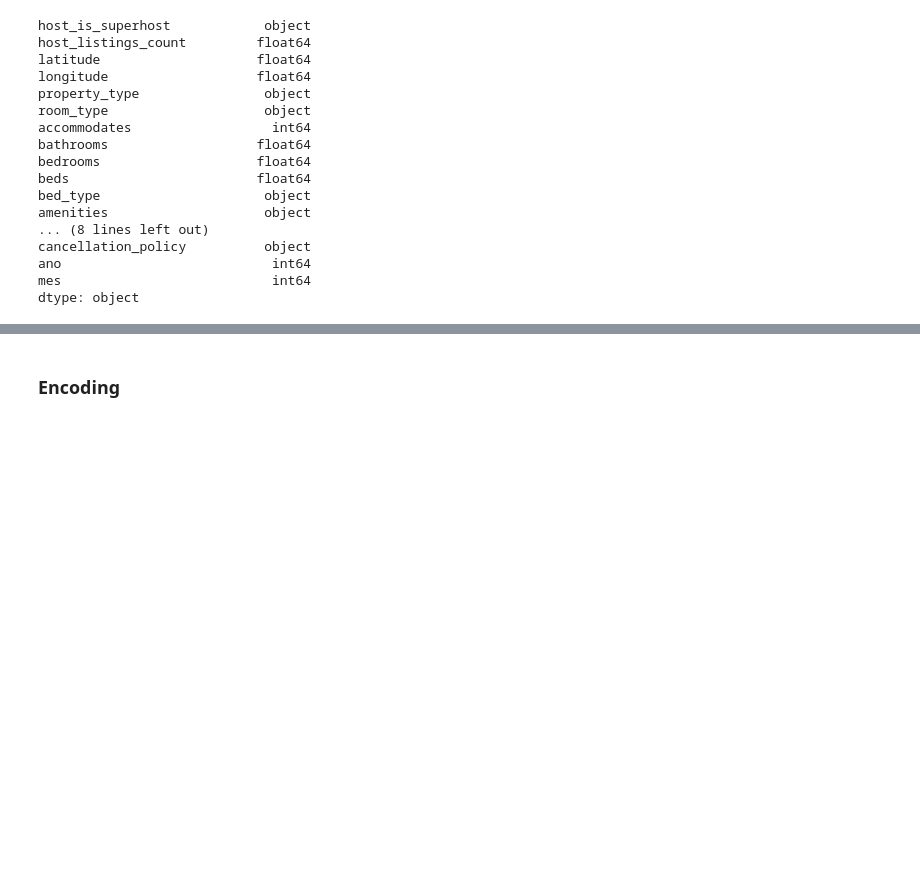
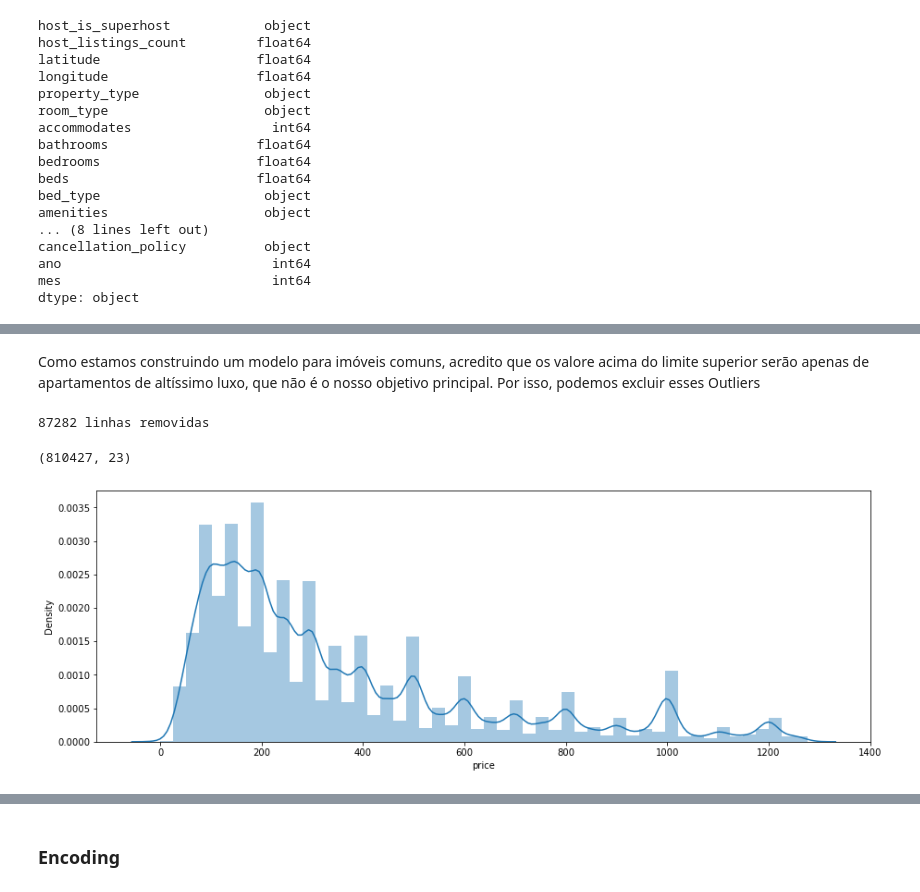
Before and after one commit to hugomacielads/Projeto01-Data-Science-ML, a Jupyter notebook: Solução Airbnb Rio.ipynb, the cells around one changed output, grey strips where cells are left out. Cells and saved outputs as stored; diff of their text form; code cells hidden in the pictures; blank space fills up the shorter version.

```diff
--- a/Solução Airbnb Rio.ipynb
+++ b/Solução Airbnb Rio.ipynb
@@ -197,0 +306,13 @@ dtype: object
+# %% [markdown]
+Como estamos construindo um modelo para imóveis comuns, acredito que os valore acima do limite superior serão apenas de apartamentos de altíssimo luxo, que não é o nosso objetivo principal. Por isso, podemos excluir esses Outliers
+# %%
+base_airbnb, linhas_removidas = excluir_outliers(base_airbnb, 'price')
+print('{} linhas removidas'.format(linhas_removidas))
+# %% [output]
+87282 linhas removidas
+# %%
+histograma(base_airbnb['price'])
+print(base_airbnb.shape)
+# %% [output]
+(810427, 23)
+[figure, added]
```
Also changed, not shown: parts of 47 cells of this notebook.
